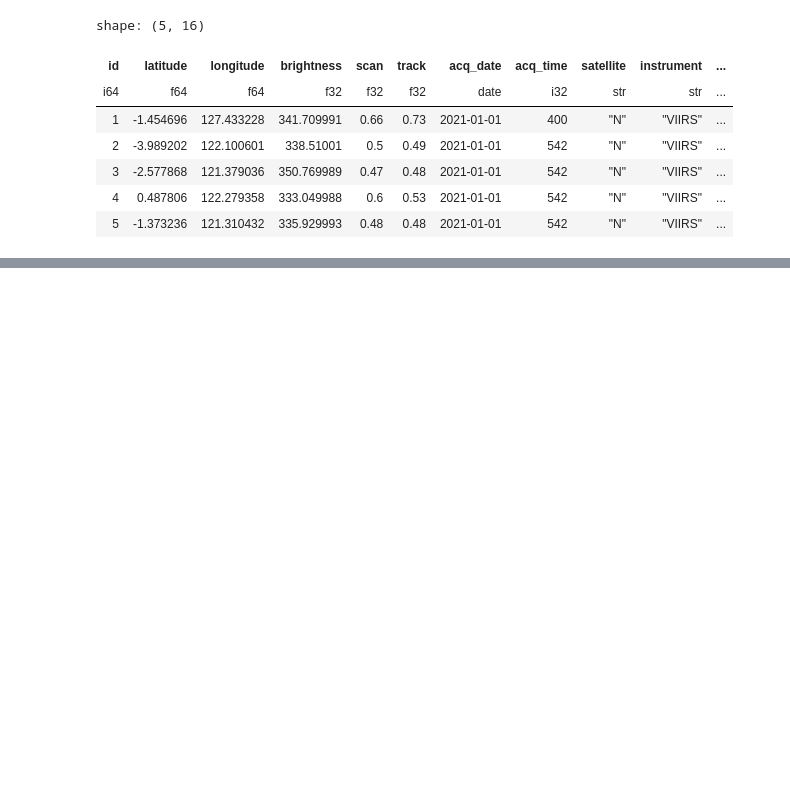
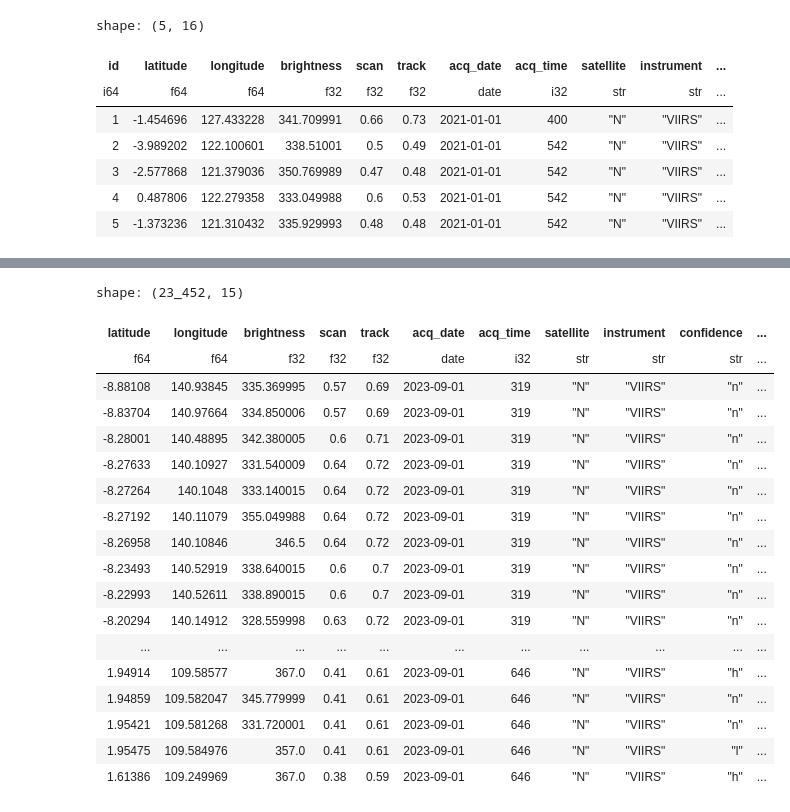
Before and after one commit to datawithalvin/integrated-active-fires, a Jupyter notebook: notebooks/insert-viirs-historical.ipynb, the cells around one changed output, grey strips where cells are left out. Cells and saved outputs as stored; diff of their text form; code cells hidden in the pictures; blank space fills up the shorter version.

```diff
--- a/notebooks/insert-viirs-historical.ipynb
+++ b/notebooks/insert-viirs-historical.ipynb
@@ -165,0 +286,25 @@ concatenated_hist.write_database(table_name="viirs_snpp_raw",  connection=CONNEC
+# %%
+concat_viirs = pl.concat([viirs_df, last_data])
+concat_viirs = concat_viirs.unique(keep="none", maintain_order=False)
+
+concat_viirs
+# %% [output]
+shape: (23_452, 15)
+| latitude | longitude | brightness | scan | track | acq_date | acq_time | satellite | instrument | confidence | ... |
+| f64 | f64 | f32 | f32 | f32 | date | i32 | str | str | str | ... |
+| -8.88108 | 140.93845 | 335.369995 | 0.57 | 0.69 | 2023-09-01 | 319 | "N" | "VIIRS" | "n" | ... |
+| -8.83704 | 140.97664 | 334.850006 | 0.57 | 0.69 | 2023-09-01 | 319 | "N" | "VIIRS" | "n" | ... |
+| -8.28001 | 140.48895 | 342.380005 | 0.6 | 0.71 | 2023-09-01 | 319 | "N" | "VIIRS" | "n" | ... |
+| -8.27633 | 140.10927 | 331.540009 | 0.64 | 0.72 | 2023-09-01 | 319 | "N" | "VIIRS" | "n" | ... |
+| -8.27264 | 140.1048 | 333.140015 | 0.64 | 0.72 | 2023-09-01 | 319 | "N" | "VIIRS" | "n" | ... |
+| -8.27192 | 140.11079 | 355.049988 | 0.64 | 0.72 | 2023-09-01 | 319 | "N" | "VIIRS" | "n" | ... |
+| -8.26958 | 140.10846 | 346.5 | 0.64 | 0.72 | 2023-09-01 | 319 | "N" | "VIIRS" | "n" | ... |
+| -8.23493 | 140.52919 | 338.640015 | 0.6 | 0.7 | 2023-09-01 | 319 | "N" | "VIIRS" | "n" | ... |
+| -8.22993 | 140.52611 | 338.890015 | 0.6 | 0.7 | 2023-09-01 | 319 | "N" | "VIIRS" | "n" | ... |
+| -8.20294 | 140.14912 | 328.559998 | 0.63 | 0.72 | 2023-09-01 | 319 | "N" | "VIIRS" | "n" | ... |
+| ... | ... | ... | ... | ... | ... | ... | ... | ... | ... | ... |
+| 1.94914 | 109.58577 | 367.0 | 0.41 | 0.61 | 2023-09-01 | 646 | "N" | "VIIRS" | "h" | ... |
+| 1.94859 | 109.582047 | 345.779999 | 0.41 | 0.61 | 2023-09-01 | 646 | "N" | "VIIRS" | "n" | ... |
+| 1.95421 | 109.581268 | 331.720001 | 0.41 | 0.61 | 2023-09-01 | 646 | "N" | "VIIRS" | "n" | ... |
+| 1.95475 | 109.584976 | 357.0 | 0.41 | 0.61 | 2023-09-01 | 646 | "N" | "VIIRS" | "l" | ... |
+| 1.61386 | 109.249969 | 367.0 | 0.38 | 0.59 | 2023-09-01 | 646 | "N" | "VIIRS" | "h" | ... |
```
Also changed, not shown: parts of 5 cells of this notebook, 5 other files.
